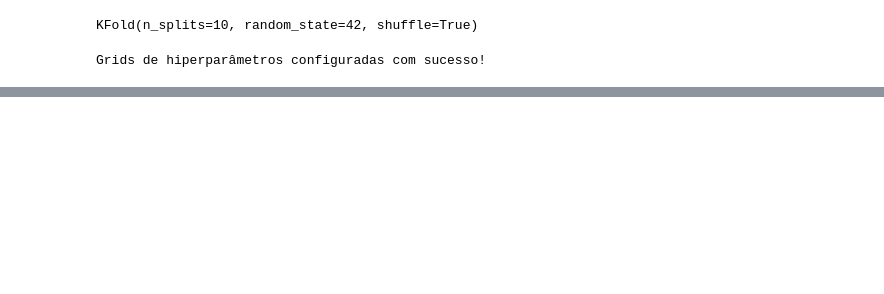
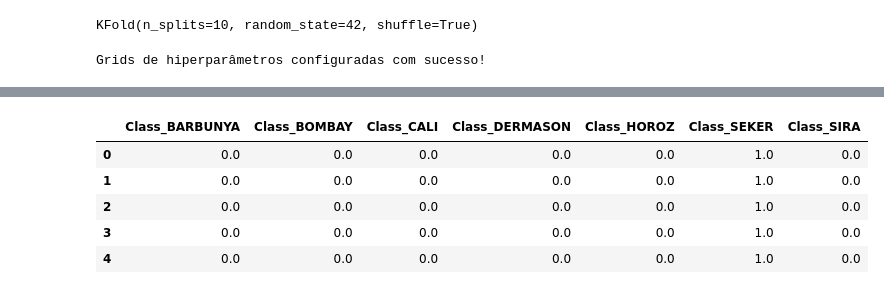
Before and after one commit to ALISONdantas/identifica-o-de-sementes, a Jupyter notebook: classificador_dry_bean.ipynb, the cells around one changed output, grey strips where cells are left out. Cells and saved outputs as stored; diff of their text form; code cells hidden in the pictures; blank space fills up the shorter version.

```diff
--- a/AprendizadoMaquina.ipynb
+++ b/classificador_dry_bean.ipynb
@@ -833,0 +304,25 @@ Não rejeitamos a hipótese nula. Não há uma diferença significativa entre os
+# %%
+colunas_categoricas = ["Class"]
+
+# Instanciar o OneHotEncoder
+encoder = OneHotEncoder(sparse_output=False)
+
+# Aplicar o OneHotEncoder nas colunas categóricas
+df_encoded = pd.DataFrame(encoder.fit_transform(df_reduzido[colunas_categoricas]), columns=encoder.get_feature_names_out(colunas_categoricas))
+
+# Concatenar as colunas codificadas ao DataFrame original, excluindo as colunas categóricas originais
+df_reduzido_encoded = pd.concat([df_reduzido.drop(columns=colunas_categoricas), df_encoded], axis=1)
+
+
+# Dividir em X (features) e y (target)
+X = df_reduzido_encoded.drop(["Class_BARBUNYA", "Class_BOMBAY", "Class_CALI", 	"Class_DERMASON", 	"Class_HOROZ", "Class_SEKER",	"Class_SIRA"],axis = 1)
+Y = df_reduzido_encoded[["Class_BARBUNYA", "Class_BOMBAY", "Class_CALI", 	"Class_DERMASON", 	"Class_HOROZ", "Class_SEKER",	"Class_SIRA"]]
+# %%
+Y.head()
+# %% [output]
+|  | Class_BARBUNYA | Class_BOMBAY | Class_CALI | Class_DERMASON | Class_HOROZ | Class_SEKER | Class_SIRA |
+| 0 | 0.0 | 0.0 | 0.0 | 0.0 | 0.0 | 1.0 | 0.0 |
+| 1 | 0.0 | 0.0 | 0.0 | 0.0 | 0.0 | 1.0 | 0.0 |
+| 2 | 0.0 | 0.0 | 0.0 | 0.0 | 0.0 | 1.0 | 0.0 |
+| 3 | 0.0 | 0.0 | 0.0 | 0.0 | 0.0 | 1.0 | 0.0 |
+| 4 | 0.0 | 0.0 | 0.0 | 0.0 | 0.0 | 1.0 | 0.0 |
```
Also changed, not shown: parts of 28 cells of this notebook.
